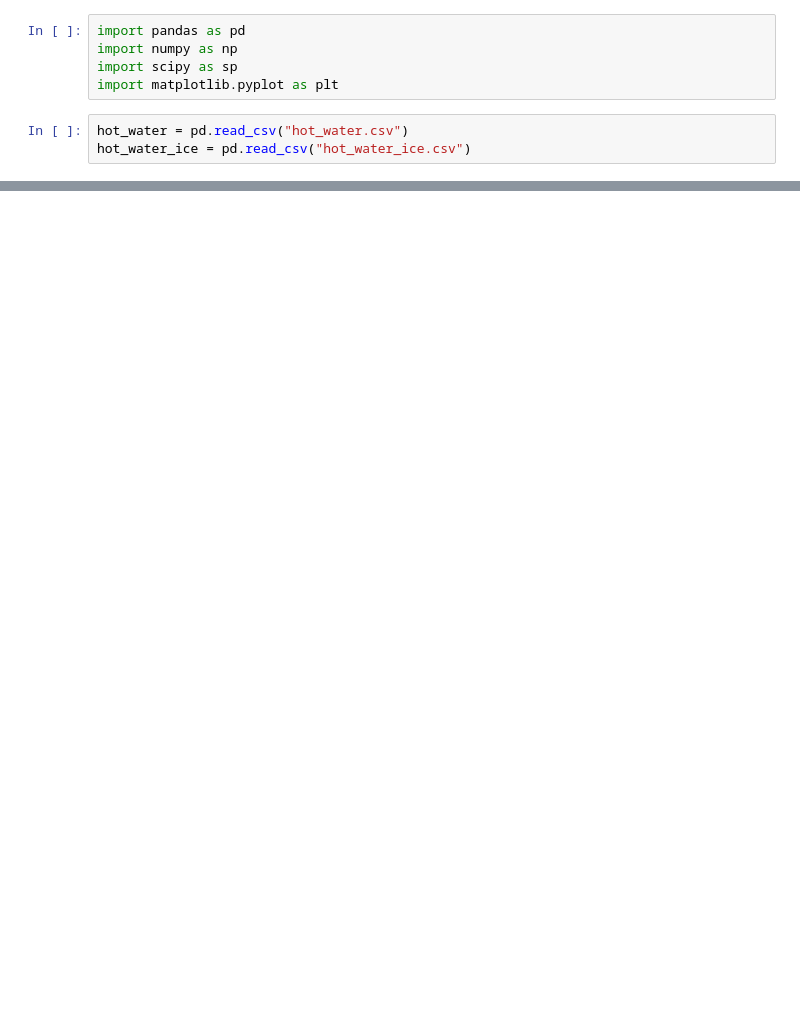
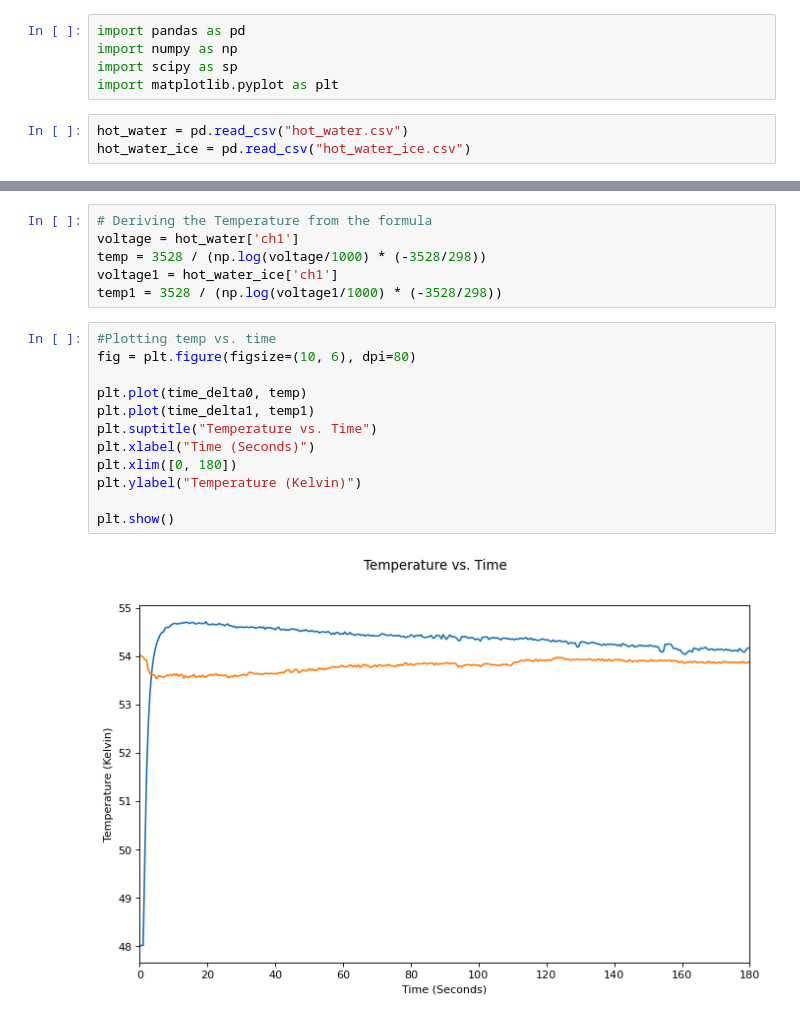
Before and after one commit to aorsot1/isim-spring2022, a Jupyter notebook: Lab 2/Akoua Orsot - Lab 2.ipynb, the cells around one changed output, grey strips where cells are left out. Saved outputs shown, nothing was run; the diff lists cells and outputs as text; blank space fills up the shorter version.

```diff
--- a/Lab 2/Akoua Orsot - Lab 2.ipynb
+++ b/Lab 2/Akoua Orsot - Lab 2.ipynb
@@ -30,0 +36,20 @@ plt.show()
+# %%
+# Deriving the Temperature from the formula
+voltage = hot_water['ch1']
+temp = 3528 / (np.log(voltage/1000) * (-3528/298))
+voltage1 = hot_water_ice['ch1']
+temp1 = 3528 / (np.log(voltage1/1000) * (-3528/298))
+# %%
+#Plotting temp vs. time
+fig = plt.figure(figsize=(10, 6), dpi=80)
+
+plt.plot(time_delta0, temp)
+plt.plot(time_delta1, temp1)
+plt.suptitle("Temperature vs. Time")
+plt.xlabel("Time (Seconds)")
+plt.xlim([0, 180])
+plt.ylabel("Temperature (Kelvin)")
+
+plt.show()
+# %% [output]
+[figure, added]
```
Also changed, not shown: parts of 2 cells of this notebook, 2 other files.
